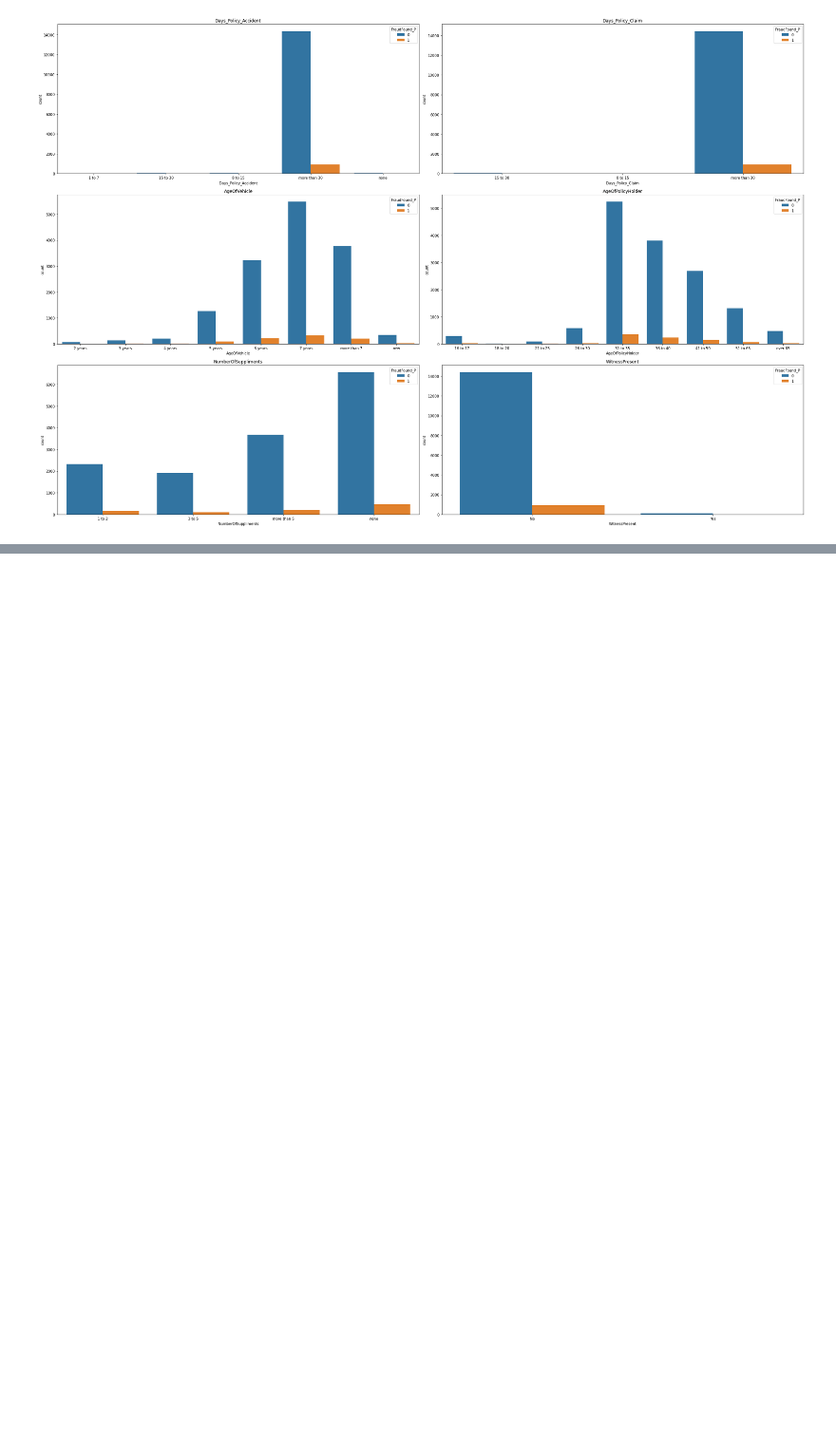
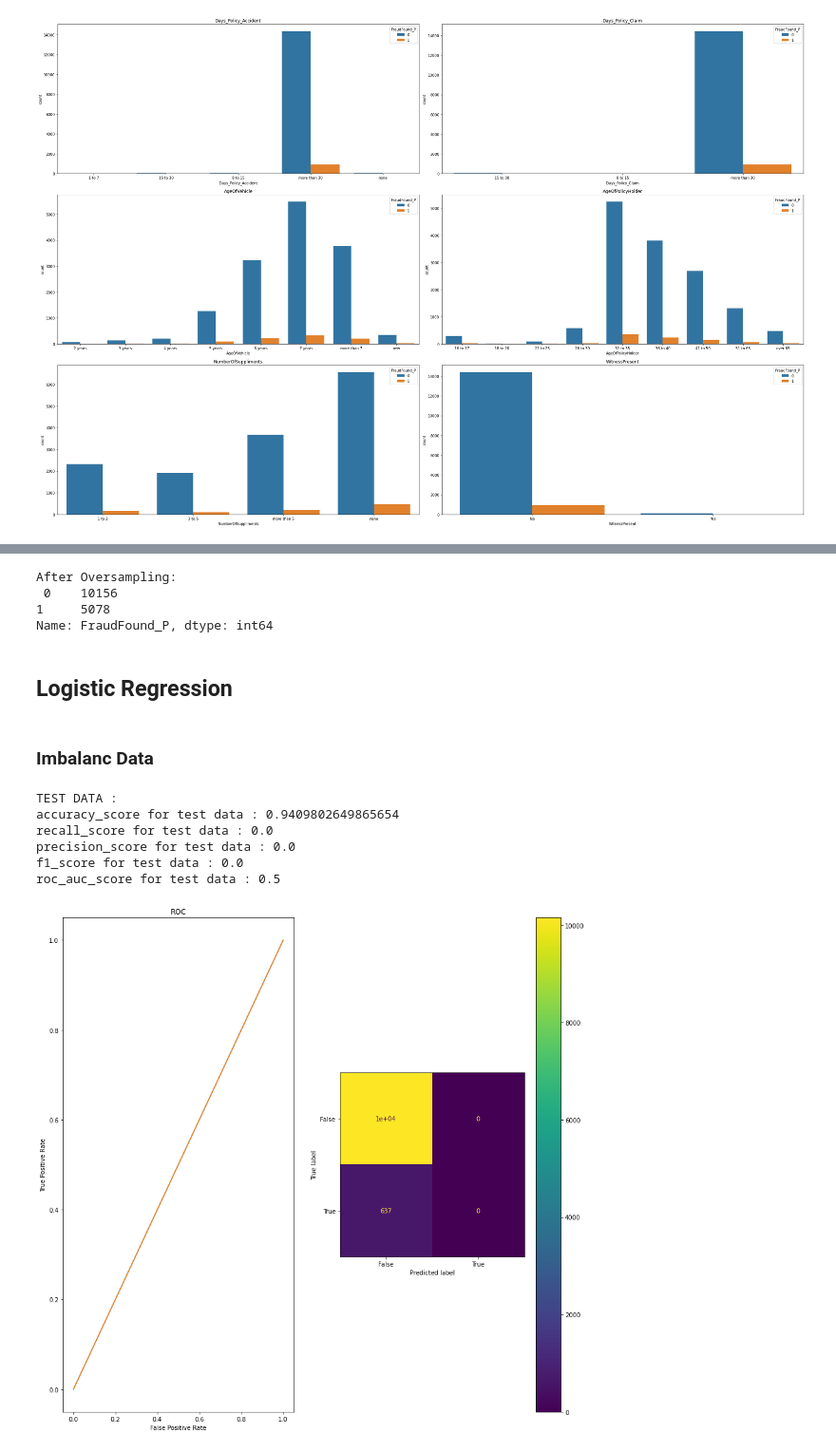
Before and after one commit to rezamosavi8740/Vehicle-Insurance-Claim-Fraud-Detection, a Jupyter notebook: code.ipynb, the cells around one changed output, grey strips where cells are left out. Shown at 95% size. Saved outputs shown, nothing was run; the diff lists cells and outputs as text; code cells hidden in the pictures; blank space fills up the shorter version.

```diff
--- a/code.ipynb
+++ b/code.ipynb
@@ -317,0 +345,2 @@ plotBAR(['Days_Policy_Accident' ,'Days_Policy_Claim' ,'AgeOfVehicle' ,'AgeOfPoli
+# %%
+gneralX_train, gneralX_test, gneraly_train, gneraly_test = train_test_split(X, y, test_size=0.3, random_state=42)
@@ -317,0 +368,9 @@ plotBAR(['Days_Policy_Accident' ,'Days_Policy_Claim' ,'AgeOfVehicle' ,'AgeOfPoli
+# %%
+undersampel = RandomUnderSampler(sampling_strategy=0.5 ,random_state=42)
+X_under ,y_under = undersampel.fit_resample(gneralX_train, gneraly_train)
+print('After Oversampling:\n',y_over.value_counts())
+# %% [output]
+After Oversampling:
+ 0    10156
+1     5078
+Name: FraudFound_P, dtype: int64
@@ -317,0 +387,39 @@ plotBAR(['Days_Policy_Accident' ,'Days_Policy_Claim' ,'AgeOfVehicle' ,'AgeOfPoli
+# %%
+def scorForTest(yTrian ,y):
+    print("TEST DATA : ")
+    print("accuracy_score for test data : " + str(accuracy_score(y ,yTrian)))
+    print("recall_score for test data : " + str(recall_score(y ,yTrian)))
+    print("precision_score for test data : " + str(precision_score(y ,yTrian)))
+    print("f1_score for test data : " + str(f1_score(y ,yTrian)))
+    print("roc_auc_score for test data : " + str(roc_auc_score(y ,yTrian)))
+
+
+    fpr, tpr, thresholds = roc_curve(y ,yTrian)
+
+    x = np.linspace(0, 1, 1000)
+
+
+    #plt.figure(figsize=(10,10))
+    #plt.subplot(121)
+    #plt.plot(fpr ,tpr)
+    #plt.plot(x ,x)
+    #plt.xlabel("False Positive Rate")
+    #plt.ylabel("True Positive Rate")
+    #plt.title("ROC")
+
+    cm =  confusion_matrix(y ,yTrian)
+
+    cmDisply = ConfusionMatrixDisplay(confusion_matrix=cm ,display_labels=[False ,True])
+    fig, (ax1 ,ax2) = plt.subplots(1 , 2 ,figsize=(15,15))
+
+    ax1.plot(fpr ,tpr)
+    ax1.plot(x ,x)
+    ax1.set_xlabel("False Positive Rate")
+    ax1.set_ylabel("True Positive Rate")
+    ax1.set_title("ROC")
+
+
+
+
+    cmDisply.plot(ax=ax2)
+    plt.show()
@@ -317,0 +457,16 @@ plotBAR(['Days_Policy_Accident' ,'Days_Policy_Claim' ,'AgeOfVehicle' ,'AgeOfPoli
+# %% [markdown]
+## Logistic Regression
+# %% [markdown]
+### Imbalanc Data
+# %%
+logisticR = LogisticRegression(random_state=42 ,max_iter=3000).fit(gneralX_train, gneraly_train)
+logsticPerecdicr = logisticR.predict(gneralX_train)
+scorForTest(logsticPerecdicr ,gneraly_train)
+# %% [output]
+TEST DATA :
+accuracy_score for test data : 0.9409802649865654
+recall_score for test data : 0.0
+precision_score for test data : 0.0
+f1_score for test data : 0.0
+roc_auc_score for test data : 0.5
+[figure, added]
```
Also changed, not shown: parts of 36 cells of this notebook.
